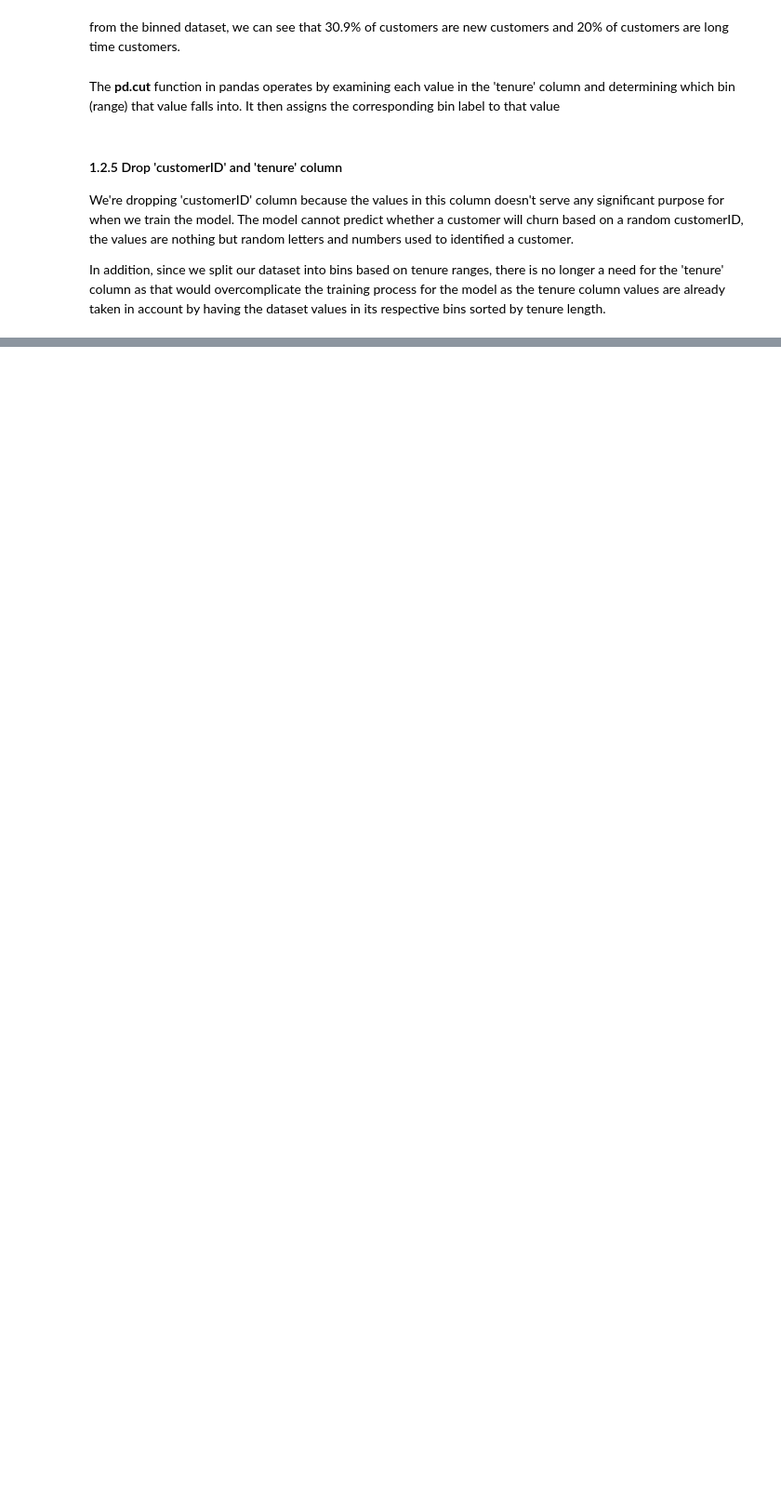
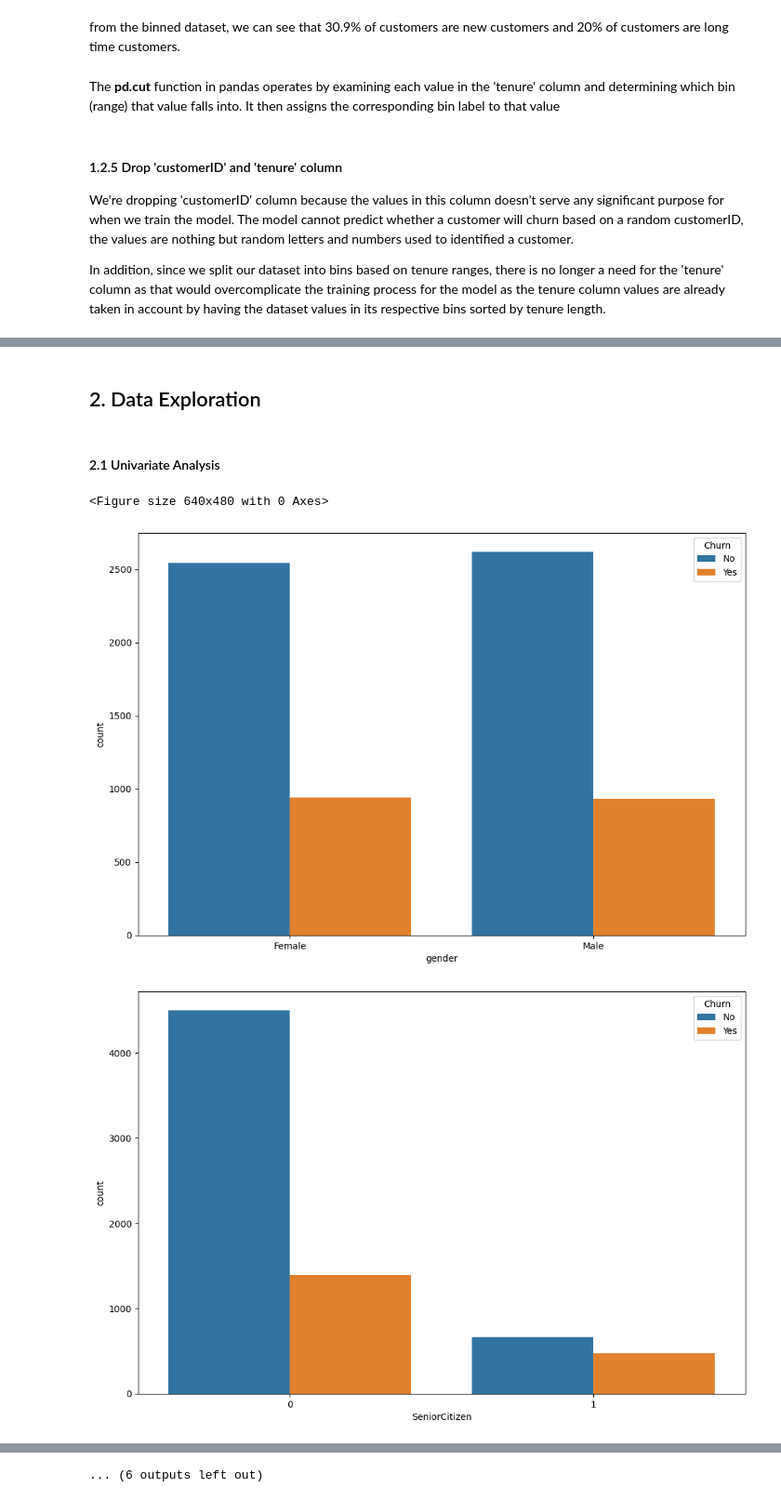
Before and after one commit to trolex213/customerchurn, a Jupyter notebook: Telco_Churn_EDA.ipynb, the cells around one changed output, grey strips where cells are left out. Shown at 93% size. Drawn from its saved outputs; the diff is of its cells as text; code cells hidden in the pictures; blank space fills up the shorter version.

Commit message:
Univariate Analysis complete

```diff
--- a/Telco_Churn_EDA.ipynb
+++ b/Telco_Churn_EDA.ipynb
@@ -186,0 +164,14 @@ Index(['gender', 'SeniorCitizen', 'Partner', 'Dependents', 'PhoneService',
+# %% [markdown]
+## 2. Data Exploration
+# %% [markdown]
+#### 2.1 Univariate Analysis
+# %%
+# countplot for categorical columns (no TotalCharges, MonthlyCharges, tenure)
+for i, predictor in enumerate(telco_data.drop(columns=['TotalCharges', 'MonthlyCharges', 'Churn'])):
+    plt.figure(i)
+    plt.figure(figsize=(12, 8))
+    sns.countplot(data=telco_data, x=predictor, hue='Churn')
+# %% [output]
+<Figure size 640x480 with 0 Axes>
+[figure, added]
+[figure, added]
@@ -186,0 +187 @@ Index(['gender', 'SeniorCitizen', 'Partner', 'Dependents', 'PhoneService',
+... (6 outputs left out)
```
Also changed, not shown: parts of 13 cells of this notebook.
